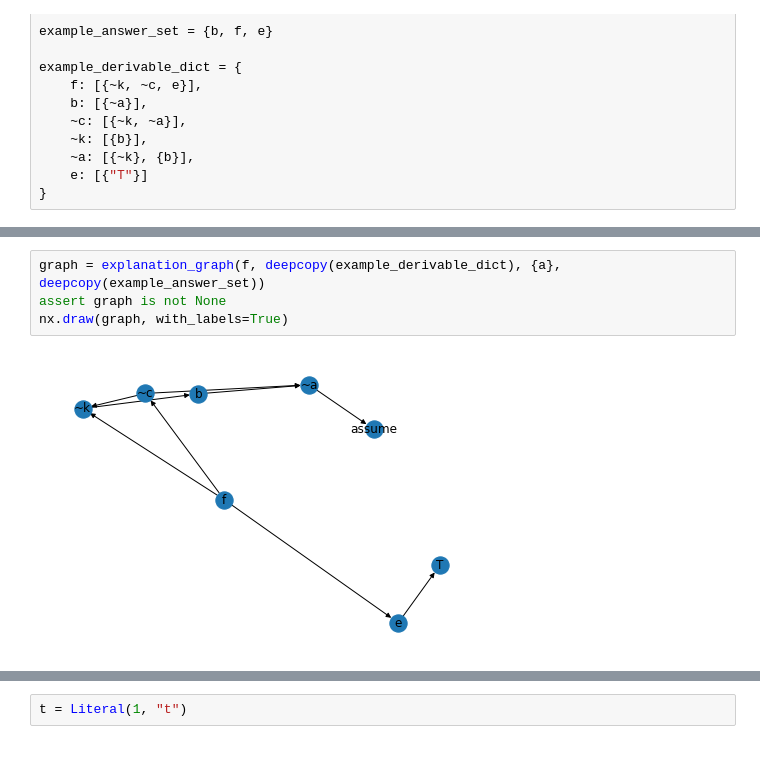
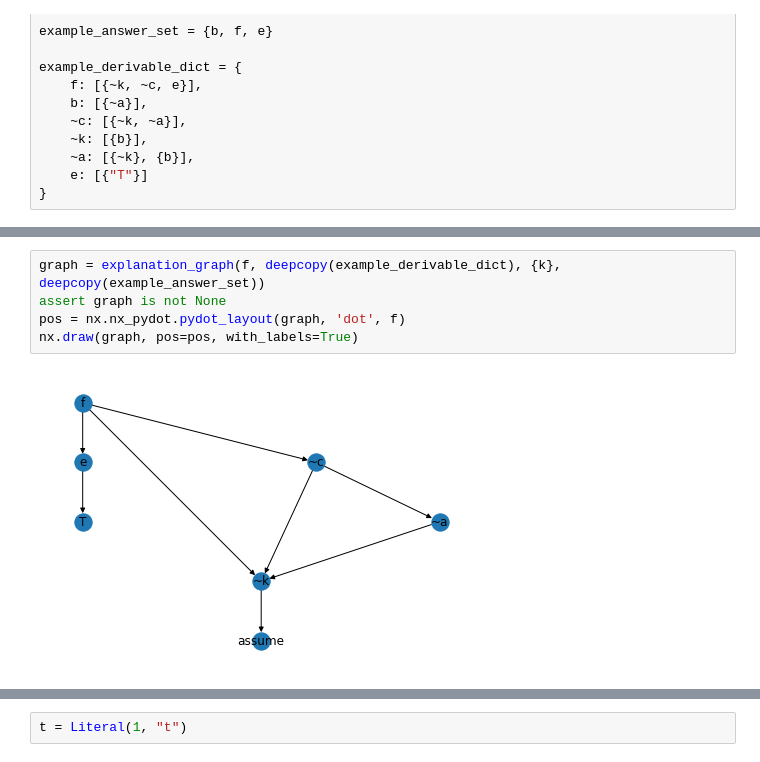
Before and after one commit to Entze/ASP-Ideas, a Jupyter notebook: notebooks/explain_test_literal.ipynb, the cells around one changed output, grey strips where cells are left out. Drawn from its saved outputs; the diff is of its cells as text.

```diff
--- a/notebooks/explain_test_literal.ipynb
+++ b/notebooks/explain_test_literal.ipynb
@@ -30,6 +38,7 @@ example_derivable_dict = {
 # %%
-graph = explanation_graph(f, deepcopy(example_derivable_dict), {a}, deepcopy(example_answer_set))
+graph = explanation_graph(f, deepcopy(example_derivable_dict), {k}, deepcopy(example_answer_set))
 assert graph is not None
-nx.draw(graph, with_labels=True)
+pos = nx.nx_pydot.pydot_layout(graph, 'dot', f)
+nx.draw(graph, pos=pos, with_labels=True)
 # %% [output]
-[figure, old version]
+[figure, new version]
```
Also changed, not shown: parts of 6 cells of this notebook, 1 other file.
